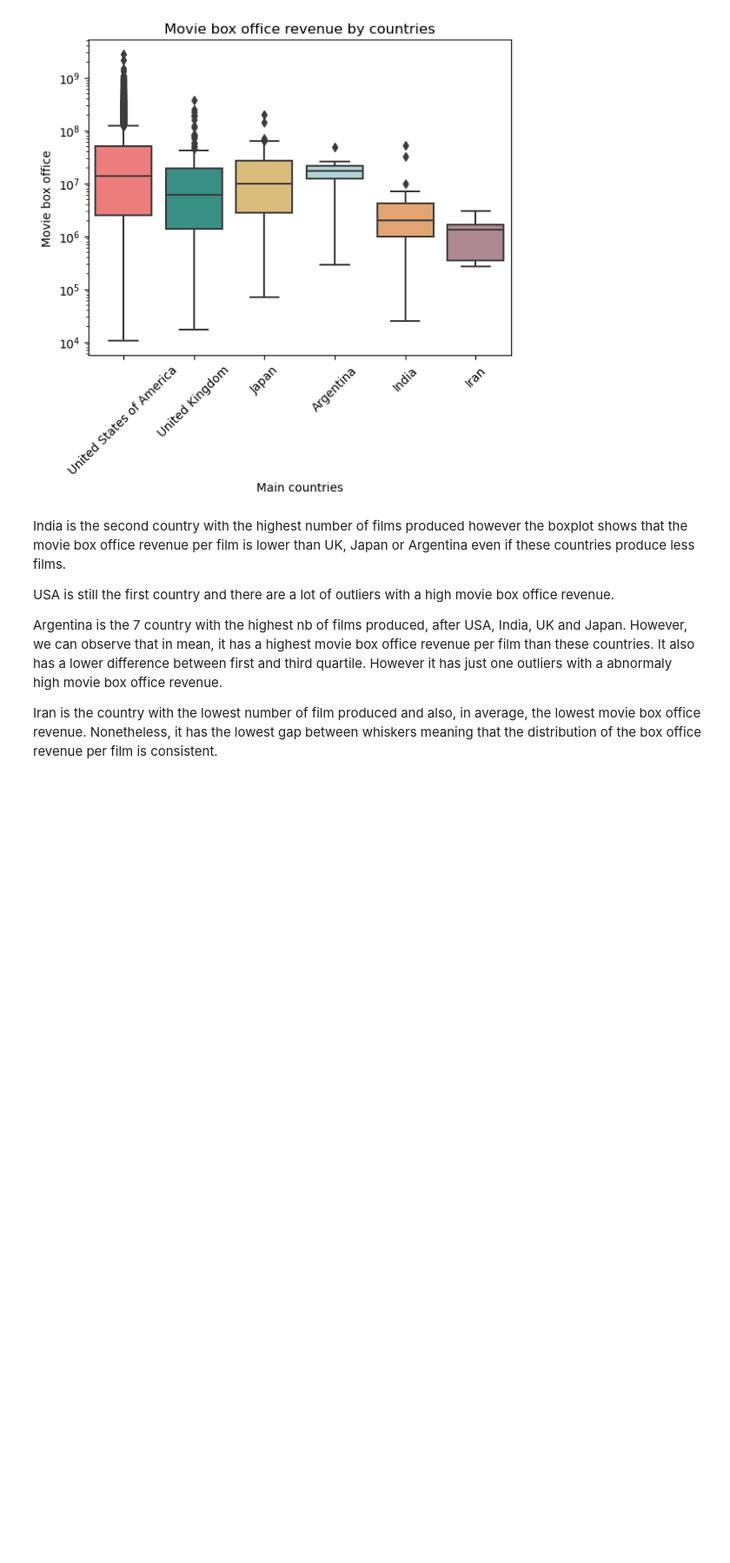
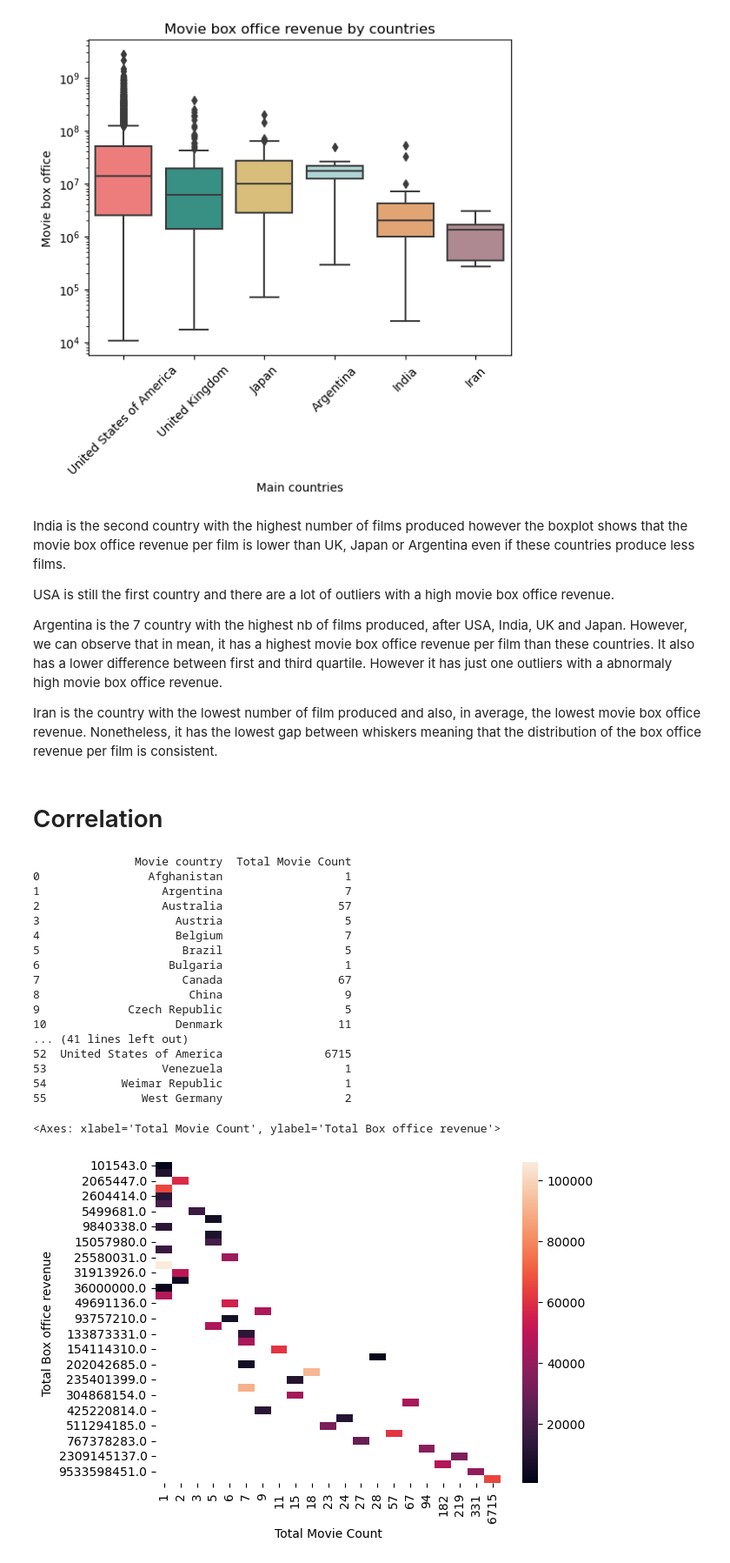
Before and after one commit to epfl-ada/ada-2024-project-4bigbrains, a Jupyter notebook: results.ipynb, the cells around one changed output. Shown: that part at 87% size. Drawn from its saved outputs; the diff is of its cells as text; code cells hidden in the pictures; blank space fills up the shorter version.

Commit message:
heatmap

```diff
--- a/results.ipynb
+++ b/results.ipynb
@@ -384,3 +384,57 @@ USA is still the first country and there are a lot of outliers with a high movie
 Argentina is the 7 country with the highest nb of films produced, after USA, India, UK and Japan. However, we can observe that in mean, it has a highest movie box office revenue per film than these countries. It also has a lower difference between first and third quartile. However it has just one outliers with a abnormaly high movie box office revenue.
 
 Iran is the country with the lowest number of film produced and also, in average, the lowest movie box office revenue. Nonetheless, it has the lowest gap between whiskers meaning that the distribution of the box office revenue per film is consistent.
+# %% [markdown]
+# Correlation
+# %%
+# HEATMAP # Nul, est-ce qu'on garde ?
+
+df_gdp = pd.read_csv(PATH + '/GDP.csv', sep=';',)
+#df_gdp = df_gdp[df_gdp['Country'].isin(focus_countries)]
+df_gdp = df_gdp.rename(columns={"Country": "Movie country"})
+#df_gdp['GDP per capita (constant US$)'] = pd.to_numeric(df_gdp['GDP per capita (constant US$)'], errors='coerce')
+
+nb_per_year = df_date_revenue_clean.groupby(['Movie country', 'Movie release date']).count()['Wikipedia movie ID']
+nb_per_year = nb_per_year.reset_index()
+nb_per_year = nb_per_year.rename(columns={'Wikipedia movie ID': 'Movie count'})
+nb_per_year['Movie release date'] = pd.to_datetime(nb_per_year['Movie release date'], errors='coerce')
+
+total_films_per_country = nb_per_year.groupby('Movie country')['Movie count'].sum().reset_index()
+total_films_per_country.columns = ['Movie country', 'Total Movie Count']
+print(total_films_per_country)
+df_correlation = pd.merge(df_gdp,total_films_per_country, on='Movie country')
+
+total_revenue_per_country = df_date_revenue_clean.groupby('Movie country')['Movie box office revenue'].sum().reset_index()
+total_revenue_per_country.columns = ['Movie country', 'Total Box office revenue']
+
+df_correlation = pd.merge(df_correlation, total_revenue_per_country, on='Movie country')
+
+df3 = pd.crosstab(
+    df_correlation['Total Box office revenue'],
+    df_correlation['Total Movie Count'],
+    values=df_correlation['GDP per capita (constant US$)'],
+    margins=False,
+    aggfunc='mean'
+)
+
+sns.heatmap(df3, annot=False)
+# %% [output]
+               Movie country  Total Movie Count
+0                Afghanistan                  1
+1                  Argentina                  7
+2                  Australia                 57
+3                    Austria                  5
+4                    Belgium                  7
+5                     Brazil                  5
+6                   Bulgaria                  1
+7                     Canada                 67
+8                      China                  9
+9             Czech Republic                  5
+10                   Denmark                 11
+... (41 lines left out)
+52  United States of America               6715
+53                 Venezuela                  1
+54           Weimar Republic                  1
+55              West Germany                  2
+<Axes: xlabel='Total Movie Count', ylabel='Total Box office revenue'>
+[figure, added]
```
